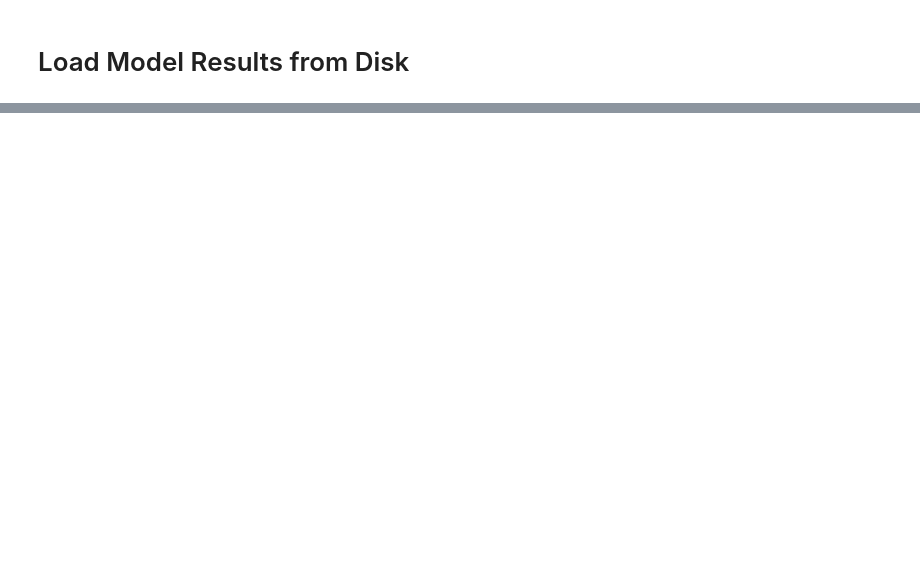
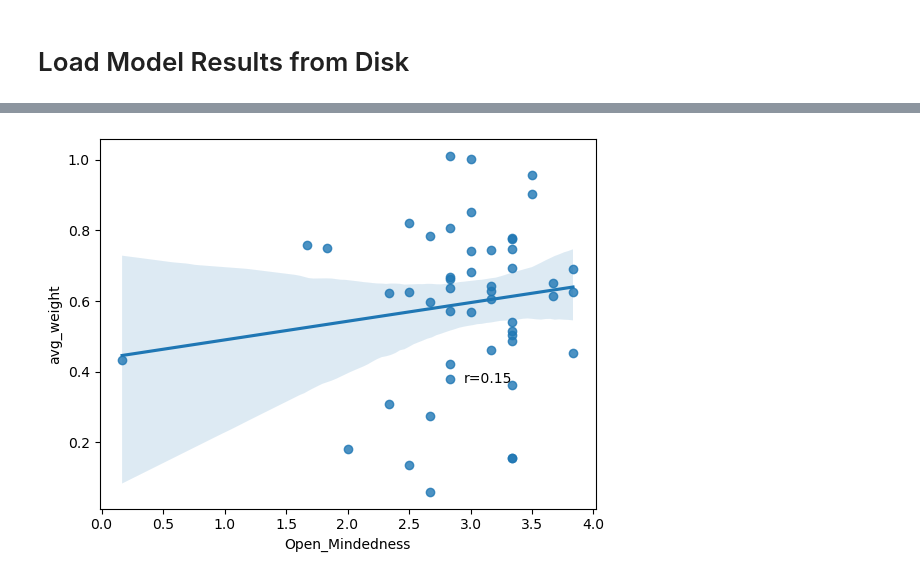
Before and after one commit to MirkoTh/semantic-representations-ID, a Jupyter notebook: analyze-combined-data-model.ipynb, the cells around one changed output, grey strips where cells are left out. Saved outputs shown, nothing was run; the diff lists cells and outputs as text; code cells hidden in the pictures; blank space fills up the shorter version.

```diff
--- a/analyze-combined-data-model.ipynb
+++ b/analyze-combined-data-model.ipynb
@@ -138,0 +183,4 @@ _ = sns.scatterplot(data=df_ooo_qs, x="weights_delta_abs_sum", y="gini_delta")
+# %%
+_ = plot_cor(df_ooo_qs, "Open_Mindedness", "avg_weight")
+# %% [output]
+[figure, added]
```
Also changed, not shown: parts of 37 cells of this notebook.
